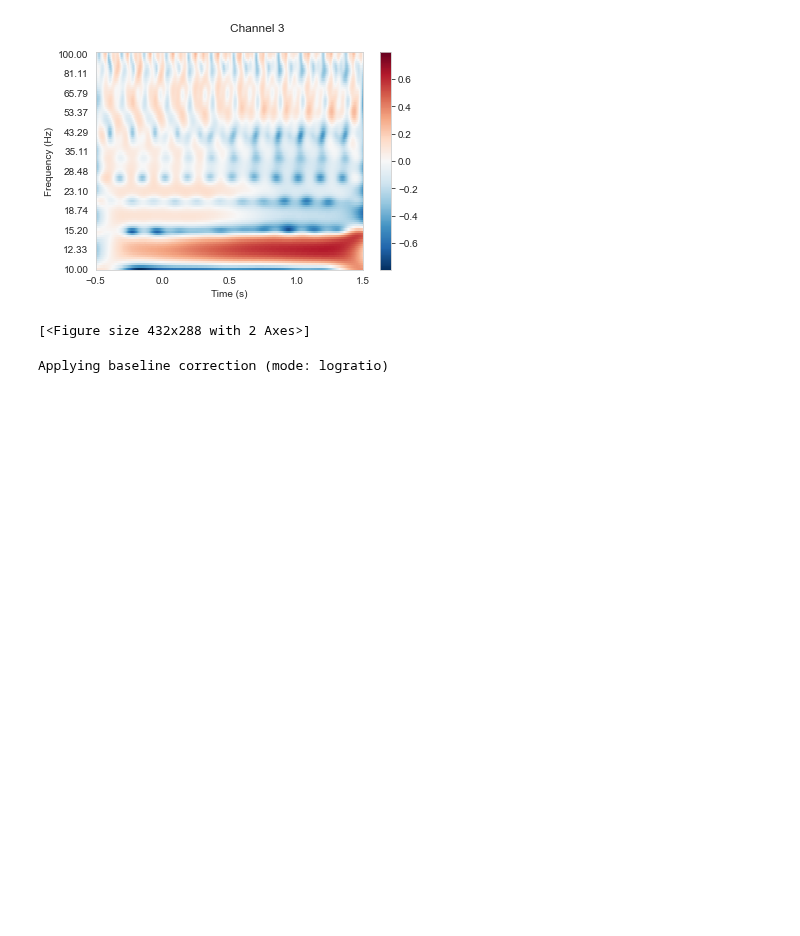
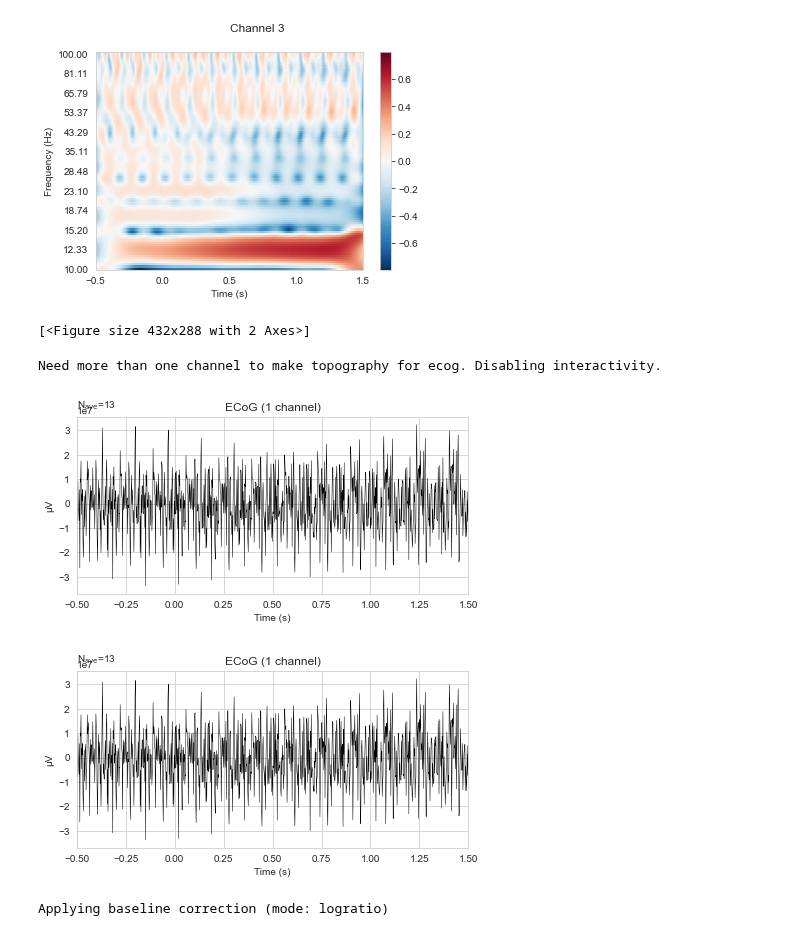
Before and after one commit to NevVerVer/Neuromatch_2022_EcoG_movements, a Jupyter notebook: pipeline/1_ecog_tfr_plots.ipynb, the cells around one changed output. Drawn from its saved outputs; the diff is of its cells as text; code cells hidden in the pictures; blank space fills up the shorter version.

Commit message:
add more plots

```diff
--- a/pipeline/1_ecog_tfr_plots.ipynb
+++ b/pipeline/1_ecog_tfr_plots.ipynb
@@ -130,6 +130,12 @@ avgpower.plot(picks=[3], title="Channel 3",
 Applying baseline correction (mode: logratio)
 [figure]
 [<Figure size 432x288 with 2 Axes>]
+# %%
+evoked.plot(picks=[3])
+# %% [output]
+Need more than one channel to make topography for ecog. Disabling interactivity.
+[figure, added]
+[figure, added]
 # %%
 avgpower.plot(picks=[8], title="Channel 3",
               baseline=(-0.5, -0.3), mode='logratio')
```
Also changed, not shown: 1 other file.
